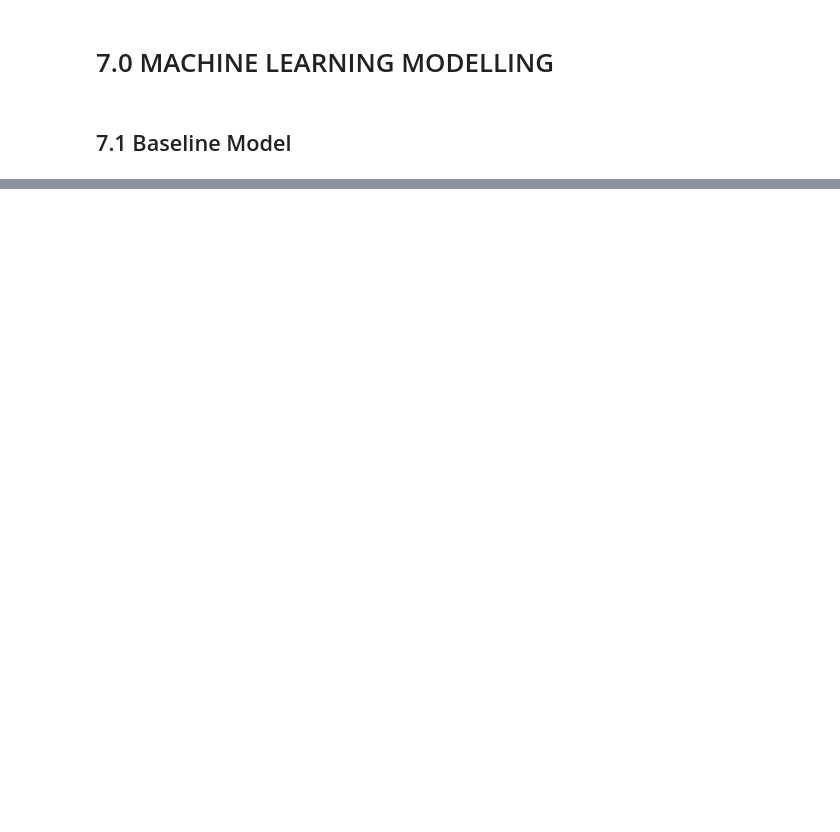
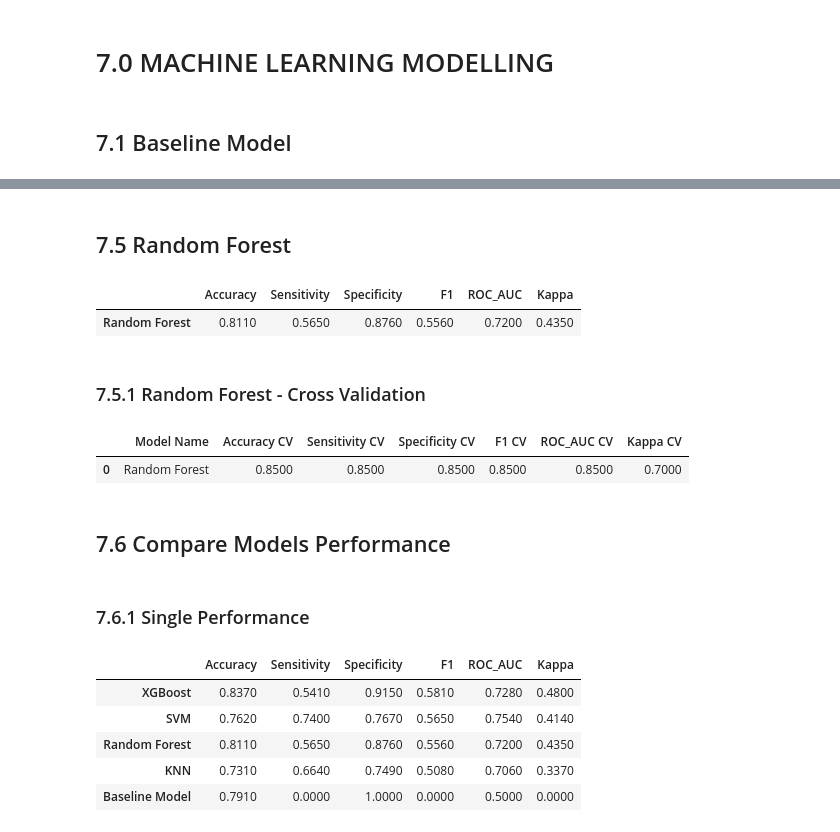
Before and after one commit to ronaldoi9/churn_prediction, a Jupyter notebook: churn_prediction.ipynb, the cells around one changed output, grey strips where cells are left out. Drawn from its saved outputs; the diff is of its cells as text; code cells hidden in the pictures; blank space fills up the shorter version.

```diff
--- a/churn_prediction.ipynb
+++ b/churn_prediction.ipynb
@@ -991,0 +897,8 @@ modelling_result.sort_values( 'Accuracy' , ascending=False)
+# %%
+knn = KNeighborsClassifier()
+
+knn.fit(X_train_oversampled, y_train_oversampled)
+y_hat = knn.predict(X_test)
+
+knn_result = algorithm_performance('KNN', y_test, y_hat)
+knn_result
@@ -991,0 +918,8 @@ modelling_result.sort_values( 'Accuracy' , ascending=False)
+# %%
+svm = SVC(gamma='auto')
+
+svm.fit(X_train_oversampled, y_train_oversampled)
+y_hat = svm.predict(X_test)
+
+svm_result = algorithm_performance('SVM', y_test, y_hat)
+svm_result
@@ -991,0 +939,8 @@ modelling_result.sort_values( 'Accuracy' , ascending=False)
+# %%
+xgb = XGBClassifier(random_state=34)
+
+xgb.fit(X_train_oversampled, y_train_oversampled)
+y_hat = xgb.predict(X_test)
+
+xgb_result = algorithm_performance('XGBoost', y_test, y_hat)
+xgb_result
@@ -991,0 +969,35 @@ modelling_result.sort_values( 'Accuracy' , ascending=False)
+# %% [markdown]
+## 7.5 Random Forest
+# %%
+rf = RandomForestClassifier()
+
+rf.fit(X_train_oversampled, y_train_oversampled)
+y_hat = rf.predict(X_test)
+
+rf_result = algorithm_performance('Random Forest', y_test, y_hat)
+rf_result
+# %% [output]
+|  | Accuracy | Sensitivity | Specificity | F1 | ROC_AUC | Kappa |
+| Random Forest | 0.8110 | 0.5650 | 0.8760 | 0.5560 | 0.7200 | 0.4350 |
+# %% [markdown]
+### 7.5.1 Random Forest - Cross Validation
+# %%
+rf_result_cv = cross_validation( x_training, 5, 'Random Forest', rf )
+rf_result_cv
+# %% [output]
+|  | Model Name | Accuracy CV | Sensitivity CV | Specificity CV | F1 CV | ROC_AUC CV | Kappa CV |
+| 0 | Random Forest | 0.8500 | 0.8500 | 0.8500 | 0.8500 | 0.8500 | 0.7000 |
+# %% [markdown]
+## 7.6 Compare Models Performance
+# %% [markdown]
+### 7.6.1 Single Performance
+# %%
+modelling_result = pd.concat( [bm_result, knn_result, svm_result, xgb_result, rf_result] )
+modelling_result.sort_values( 'F1' , ascending=False)
+# %% [output]
+|  | Accuracy | Sensitivity | Specificity | F1 | ROC_AUC | Kappa |
+| XGBoost | 0.8370 | 0.5410 | 0.9150 | 0.5810 | 0.7280 | 0.4800 |
+| SVM | 0.7620 | 0.7400 | 0.7670 | 0.5650 | 0.7540 | 0.4140 |
+| Random Forest | 0.8110 | 0.5650 | 0.8760 | 0.5560 | 0.7200 | 0.4350 |
+| KNN | 0.7310 | 0.6640 | 0.7490 | 0.5080 | 0.7060 | 0.3370 |
+| Baseline Model | 0.7910 | 0.0000 | 1.0000 | 0.0000 | 0.5000 | 0.0000 |
```
Also changed, not shown: parts of 76 cells of this notebook, 1 other file.
